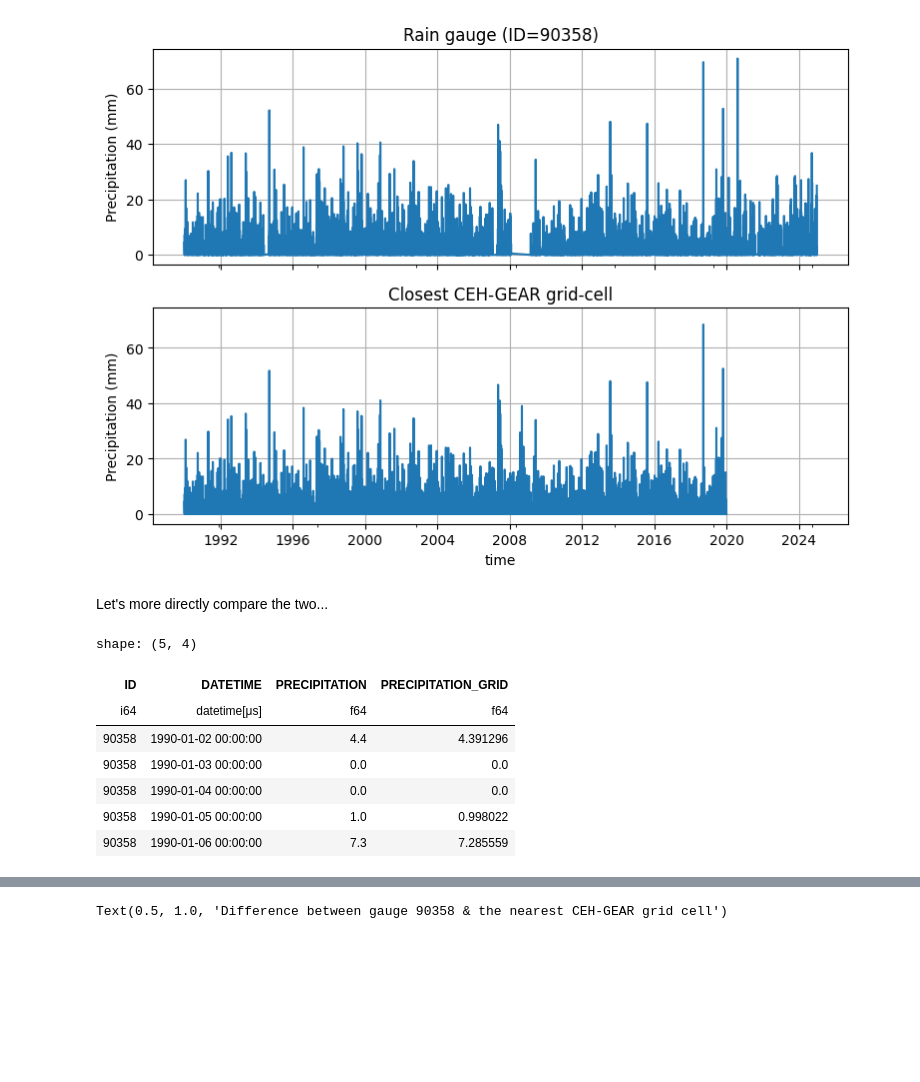
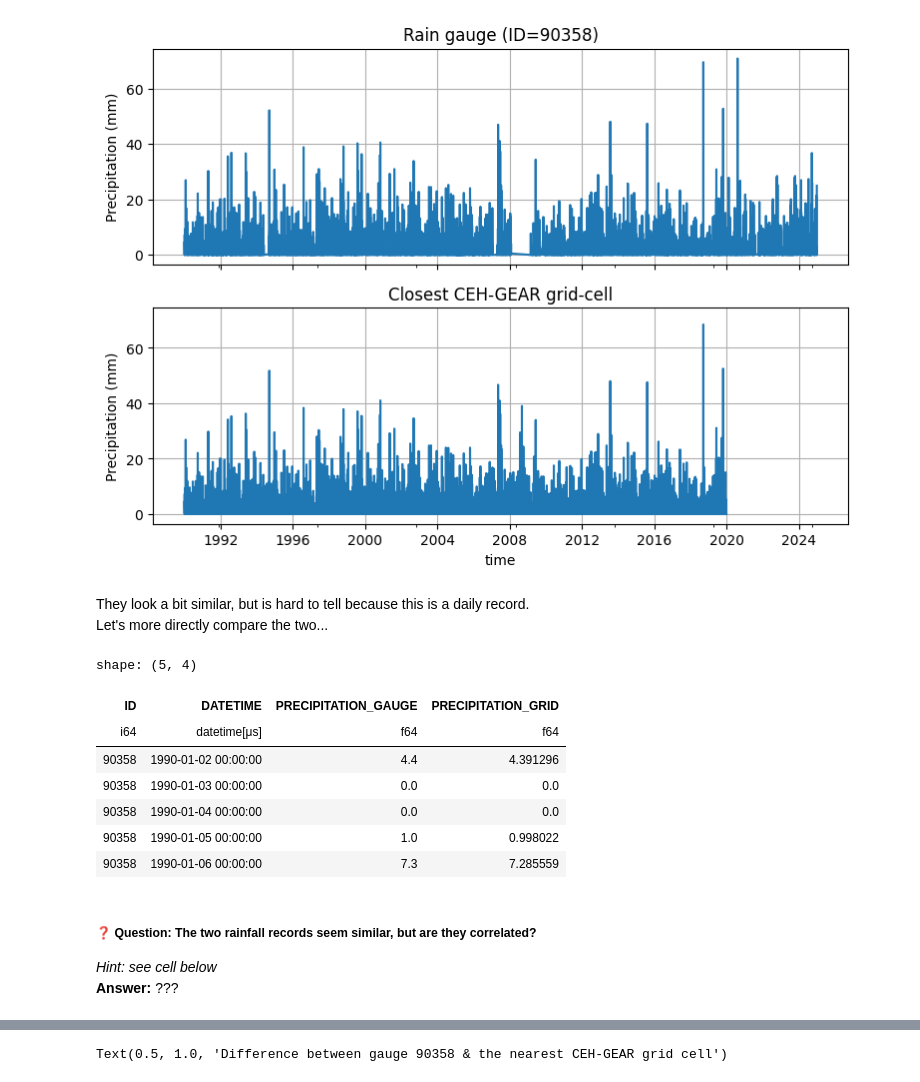
Before and after one commit to Thomasjkeel/UKCEH_Summer_School, a Jupyter notebook: Workshop_4/Workshop_4_rainfall_comparison.ipynb, the cells around one changed output, grey strips where cells are left out. Drawn from its saved outputs; the diff is of its cells as text; code cells hidden in the pictures; blank space fills up the shorter version.

```diff
--- a/Workshop_4/Workshop_4_rainfall_comparison.ipynb
+++ b/Workshop_4/Workshop_4_rainfall_comparison.ipynb
@@ -567,5 +576,3 @@ for ax in axes:
     ax.set_ylabel("Precipitation (mm)")
 # %% [output]
 [figure]
-# %% [markdown]
-Let's more directly compare the two...
@@ -575,18 +579,30 @@ one_gridcell_time = one_gauge_grid_cell['time'].data.flatten()
+# %% [markdown]
+They look a bit similar, but is hard to tell because this is a daily record.
+Let's more directly compare the two...
 # %%
+# extract data from the nearest grid cell
 one_gauge_grid_cell_df = pl.DataFrame({
-        "DATETIME": one_gridcell_time,
-        "PRECIPITATION_GRID": one_gridcell_rainfall_amount
+        "DATETIME": one_gauge_grid_cell['time'].data.flatten(),
+        "PRECIPITATION_GRID": one_gauge_grid_cell['rainfall_amount'].data.flatten()
     })
+
+# This is needed to get datetime in correct format
 one_gauge_grid_cell_df = one_gauge_grid_cell_df.with_columns(pl.col("DATETIME").cast(pl.Datetime("us")))
 # %%
+# Join the data together
 one_gauge_joined = one_gauge.join(one_gauge_grid_cell_df, on="DATETIME", how='left')
+one_gauge_joined = one_gauge_joined.rename({'PRECIPITATION': 'PRECIPITATION_GAUGE'})
 one_gauge_joined.head()
 # %% [output]
 shape: (5, 4)
-| ID | DATETIME | PRECIPITATION | PRECIPITATION_GRID |
+| ID | DATETIME | PRECIPITATION_GAUGE | PRECIPITATION_GRID |
 | i64 | datetime[μs] | f64 | f64 |
 | 90358 | 1990-01-02 00:00:00 | 4.4 | 4.391296 |
 | 90358 | 1990-01-03 00:00:00 | 0.0 | 0.0 |
 | 90358 | 1990-01-04 00:00:00 | 0.0 | 0.0 |
 | 90358 | 1990-01-05 00:00:00 | 1.0 | 0.998022 |
 | 90358 | 1990-01-06 00:00:00 | 7.3 | 7.285559 |
+# %% [markdown]
+##### ❓ Question: The two rainfall records seem similar, but are they correlated?
+*Hint: see cell below*
+**Answer:** ???
```
Also changed, not shown: parts of 50 cells of this notebook.
